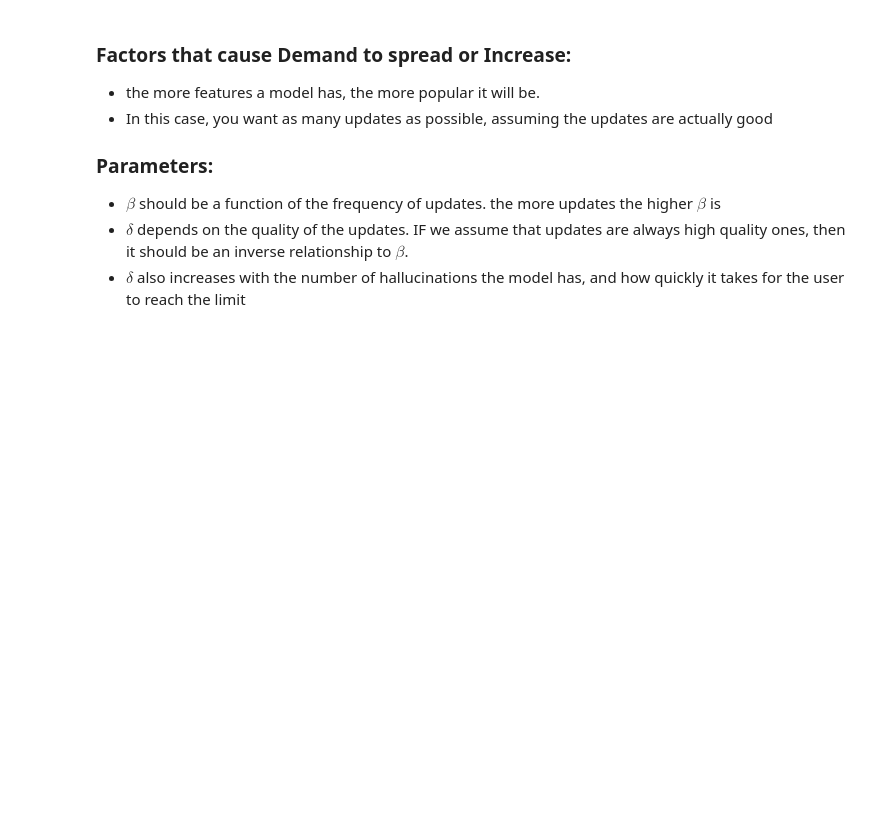
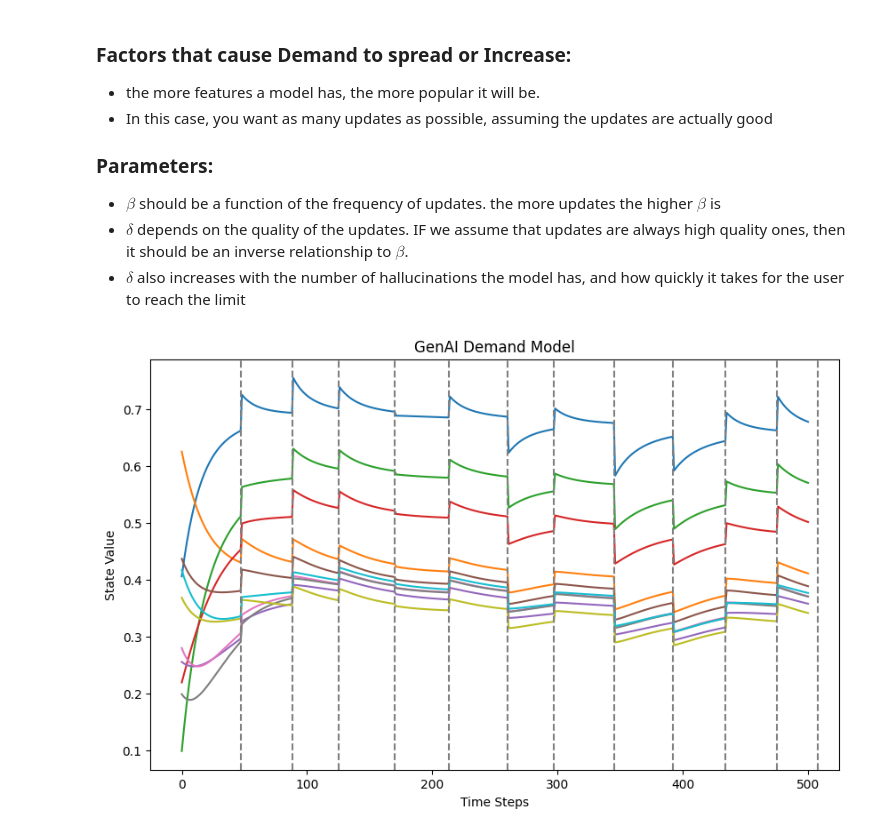
Before and after one commit to Jw1836/HybridNetworkModel, a Jupyter notebook: simulation_practice.ipynb, the cells around one changed output. Drawn from its saved outputs; the diff is of its cells as text; code cells hidden in the pictures; blank space fills up the shorter version.

```diff
--- a/simulation_practice.ipynb
+++ b/simulation_practice.ipynb
@@ -207,3 +297,80 @@ Sources:
 * $\beta$ should be a function of the frequency of updates. the more updates the higher $\beta$ is
 * $\delta$ depends on the quality of the updates. IF we assume that updates are always high quality ones, then it should be an inverse relationship to $\beta$.
 * $\delta$ also increases with the number of hallucinations the model has, and how quickly it takes for the user to reach the limit
+# %%
+#"sweet spot" switching function proposal
+#general idea: sure updating too often is bad and causes market fatigue, but also updating too infrequently is bad
+#in other words, there is some max or sweet spot of updating to maximimize adoption rate
+def f_genAI(x_k, D, B, group_1, group_2, r, T):
+    #for electric vehicles maybe we want to increase the rate of adoption for group 1 and decrease for group 2
+    a_r_1 = np.random.uniform(0.9, 2.0)  # increase adoption rate for group 1
+    a_r_2 = np.random.uniform(0.9, 3.0)  # decrease adoption rate for group 2
+    x_k = x_k.copy()
+    D = D.copy()
+    B = B.copy()
+    g = 15
+    mu = 40
+
+    #for the infection and healing rates, update it with ian's formula
+    #beta_r = beta_{r - 1} * (1 + (\delta t_r - c)/ 1000)
+    #delta_r = delta_{r - 1} * (1 - (\delta t_r - c)/ 1000)
+    #where c is a constant that represents the time it takes for the market to adjust to the new conditions, we can set c to be 50 for example
+    #get r, the current switch index
+    if(r == 0):
+        delta_t_r = mu
+    else:
+        delta_t_r = T[r] - T[r - 1]  # time since last switch
+
+    max_boost = 1.1
+    bell_scaling = max_boost * (g**2 / ((delta_t_r - mu)**2 + g**2))
+    x_k[group_1] = bell_scaling * x_k[group_1]
+    x_k[group_2] = bell_scaling * x_k[group_2]
+    # x_k[group_1] = a_r_1 * x_k[group_1] / (1 + (a_r_1 - 1) * x_k[group_1]) * bell_scaling
+    # x_k[group_2] = a_r_2 * x_k[group_2] / (1 + (a_r_2 - 1) * x_k[group_2]) * bell_scaling
+#also penalize if we dont hit the sweet spot
+    D[group_1, group_1] = D[group_1, group_1] * (1 + np.abs(delta_t_r - mu) / 1000)
+    D[group_2, group_2] = D[group_2, group_2] * (1 + np.abs(delta_t_r - mu) / 1000)
+    B[group_1, group_1] = B[group_1, group_1] * (1 - np.abs(delta_t_r - mu) / 1000)
+    B[group_2, group_2] = B[group_2, group_2] * (1 - np.abs(delta_t_r - mu) / 1000)
+    return x_k, D, B
+
+n = 10
+G  = nx.barabasi_albert_graph(n=n, m=1, seed=42)
+
+#EV simulation parameters
+A = nx.to_numpy_array(G)
+group_1 = list(range(n // 2))
+group_2 = list(range(n // 2, n))
+#make T a list that goes from 0 to 500, with step size that is randomly chosen at each step between 10 and 30
+T = []
+t = 0
+while t < 500:
+    step = np.random.randint(30, 50)
+    t += step
+    T.append(t)
+
+D = np.diag(np.random.uniform(2, 3, n))
+#diagonal matrix of values between 0 and 1
+B = np.diag(np.random.uniform(2, 3, n))
+x0 = np.random.uniform(0, 0.7, n)
+total_time = 500
+h = 0.01
+
+#Simulate dynamics
+states = simulate_dynamics(h, x0, A, D, B, group_1, group_2, T, total_time, f_genAI)
+states = np.array(states)
+
+#plot the states over time
+plt.figure(figsize=(10, 6))
+for i in range(n):
+    plt.plot(states[:, i], label=f'Node {i+1}')
+#also plot vertical lines when we switch the hybrid model
+for t in T:
+    plt.axvline(x=t, color='gray', linestyle='--', label='Switch Point' if t == T[0] else "")
+plt.xlabel('Time Steps')
+plt.ylabel('State Value')
+plt.title('GenAI Demand Model')
+# plt.legend()
+plt.show()
+# %% [output]
+[figure, added]
```
Also changed, not shown: parts of 5 cells of this notebook.
